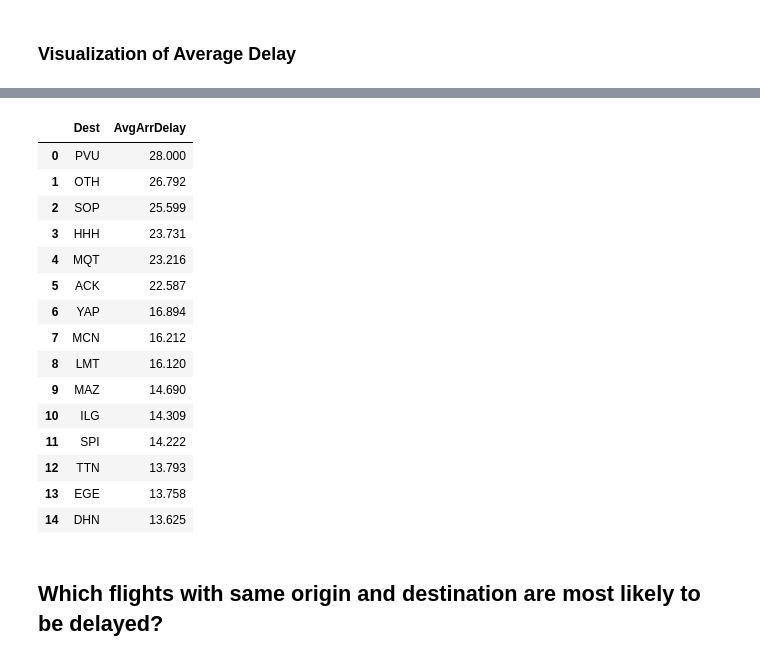
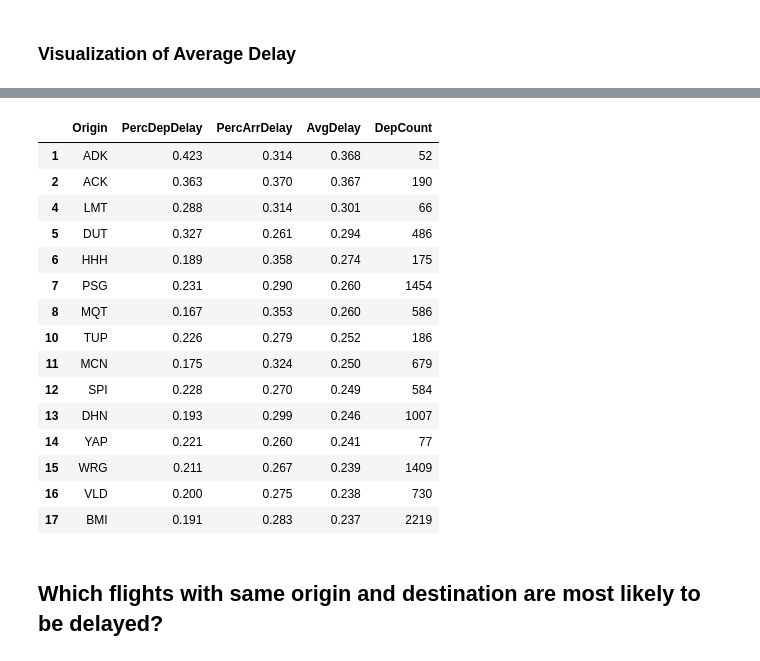
Before and after one commit to rlshuhart/Unit-14_Analyzing_Airline_Flight_Delays, a Jupyter notebook: reports/BHallum_RShuhart_CFicklin_Unit14CaseStudy.ipynb, the cells around one changed output, grey strips where cells are left out. Saved outputs shown, nothing was run; the diff lists cells and outputs as text; code cells hidden in the pictures.

```diff
--- a/reports/BHallum_RShuhart_CFicklin_Unit14CaseStudy.ipynb
+++ b/reports/BHallum_RShuhart_CFicklin_Unit14CaseStudy.ipynb
@@ -295,22 +285,30 @@ show(gridplot([[p5, p6]], plot_width=400, plot_height=300))
-# %%
-delayed_by_dest
-# %% [output]
-|  | Dest | AvgArrDelay |
-| 0 | PVU | 28.000 |
-| 1 | OTH | 26.792 |
-| 2 | SOP | 25.599 |
-| 3 | HHH | 23.731 |
-| 4 | MQT | 23.216 |
-| 5 | ACK | 22.587 |
-| 6 | YAP | 16.894 |
-| 7 | MCN | 16.212 |
-| 8 | LMT | 16.120 |
-| 9 | MAZ | 14.690 |
-| 10 | ILG | 14.309 |
-| 11 | SPI | 14.222 |
-| 12 | TTN | 13.793 |
-| 13 | EGE | 13.758 |
-| 14 | DHN | 13.625 |
+# %%
+airport_delays_pcts = (pd.merge(pct_delayed_by_origin, pct_late_by_dest, left_on='Origin', right_on='Dest')
+                 .assign(AvgDelay= lambda x: (x['PercDepDelay'] + x['PercArrDelay'])/2)
+                 .sort_values(by='AvgDelay', ascending=False)
+                 .drop('Dest', axis=1)
+                )
+
+airport_delays_pcts = pd.merge(airport_delays_pcts, delayed_by_origin_count, on='Origin')
+
+airport_delays_pcts[airport_delays_pcts['DepCount'] > 50].nlargest(15, 'AvgDelay')
+# %% [output]
+|  | Origin | PercDepDelay | PercArrDelay | AvgDelay | DepCount |
+| 1 | ADK | 0.423 | 0.314 | 0.368 | 52 |
+| 2 | ACK | 0.363 | 0.370 | 0.367 | 190 |
+| 4 | LMT | 0.288 | 0.314 | 0.301 | 66 |
+| 5 | DUT | 0.327 | 0.261 | 0.294 | 486 |
+| 6 | HHH | 0.189 | 0.358 | 0.274 | 175 |
+| 7 | PSG | 0.231 | 0.290 | 0.260 | 1454 |
+| 8 | MQT | 0.167 | 0.353 | 0.260 | 586 |
+| 10 | TUP | 0.226 | 0.279 | 0.252 | 186 |
+| 11 | MCN | 0.175 | 0.324 | 0.250 | 679 |
+| 12 | SPI | 0.228 | 0.270 | 0.249 | 584 |
+| 13 | DHN | 0.193 | 0.299 | 0.246 | 1007 |
+| 14 | YAP | 0.221 | 0.260 | 0.241 | 77 |
+| 15 | WRG | 0.211 | 0.267 | 0.239 | 1409 |
+| 16 | VLD | 0.200 | 0.275 | 0.238 | 730 |
+| 17 | BMI | 0.191 | 0.283 | 0.237 | 2219 |
 # %% [markdown]
 ## Which flights with same origin and destination are most likely to be delayed?
 # %%
```
Also changed, not shown: parts of 22 cells of this notebook.
